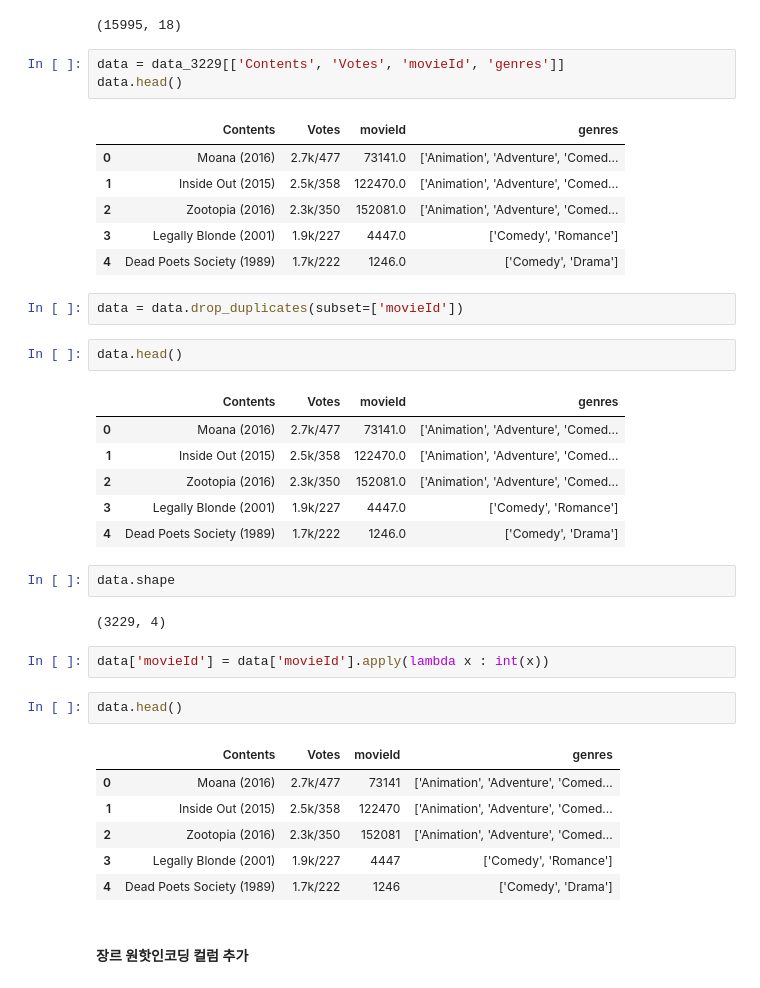
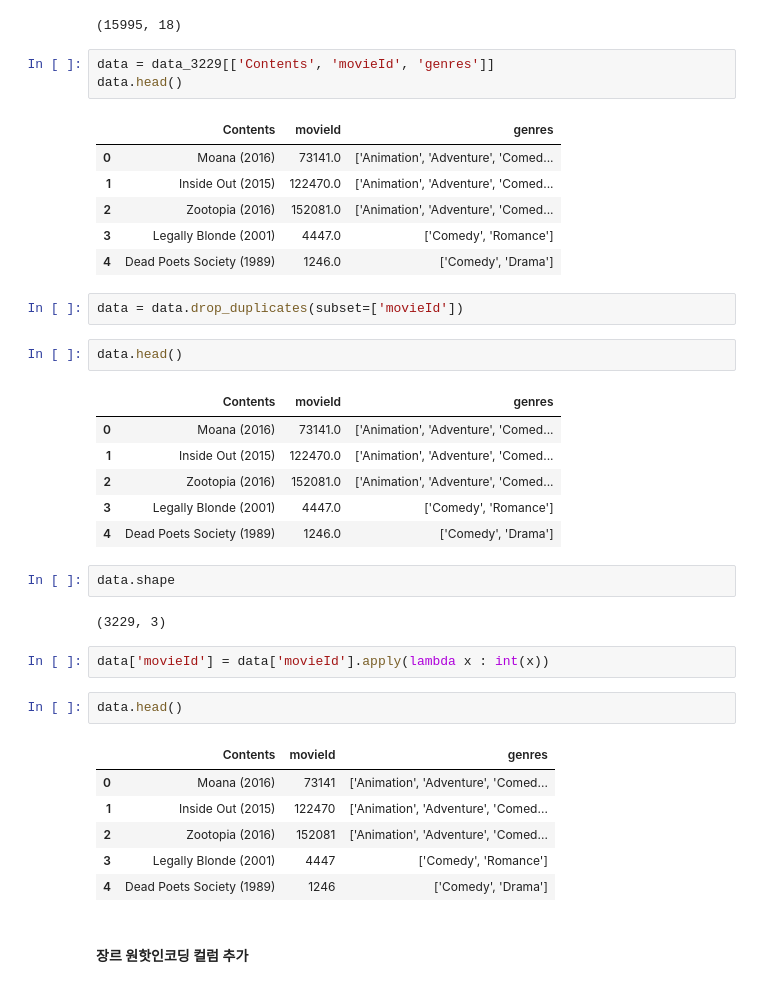
Before and after one commit to boostcampaitech4lv23recsys2/level3_productserving-level3-recsys-08, a Jupyter notebook: Data/DataProcessing/movie_select.ipynb, the cells around one changed output. Drawn from its saved outputs; the diff is of its cells as text.

```diff
--- a/Data/DataProcessing/movie_select.ipynb
+++ b/Data/DataProcessing/movie_select.ipynb
@@ -13,41 +13,41 @@ data_3229.shape
 # %% [output]
 (15995, 18)
 # %%
-data = data_3229[['Contents', 'Votes', 'movieId', 'genres']]
+data = data_3229[['Contents', 'movieId', 'genres']]
 data.head()
 # %% [output]
-|  | Contents | Votes | movieId | genres |
-| 0 | Moana (2016) | 2.7k/477 | 73141.0 | ['Animation', 'Adventure', 'Comed... |
-| 1 | Inside Out (2015) | 2.5k/358 | 122470.0 | ['Animation', 'Adventure', 'Comed... |
-| 2 | Zootopia (2016) | 2.3k/350 | 152081.0 | ['Animation', 'Adventure', 'Comed... |
-| 3 | Legally Blonde (2001) | 1.9k/227 | 4447.0 | ['Comedy', 'Romance'] |
-| 4 | Dead Poets Society (1989) | 1.7k/222 | 1246.0 | ['Comedy', 'Drama'] |
+|  | Contents | movieId | genres |
+| 0 | Moana (2016) | 73141.0 | ['Animation', 'Adventure', 'Comed... |
+| 1 | Inside Out (2015) | 122470.0 | ['Animation', 'Adventure', 'Comed... |
+| 2 | Zootopia (2016) | 152081.0 | ['Animation', 'Adventure', 'Comed... |
+| 3 | Legally Blonde (2001) | 4447.0 | ['Comedy', 'Romance'] |
+| 4 | Dead Poets Society (1989) | 1246.0 | ['Comedy', 'Drama'] |
 # %%
 data = data.drop_duplicates(subset=['movieId'])
 # %%
 data.head()
 # %% [output]
-|  | Contents | Votes | movieId | genres |
-| 0 | Moana (2016) | 2.7k/477 | 73141.0 | ['Animation', 'Adventure', 'Comed... |
-| 1 | Inside Out (2015) | 2.5k/358 | 122470.0 | ['Animation', 'Adventure', 'Comed... |
-| 2 | Zootopia (2016) | 2.3k/350 | 152081.0 | ['Animation', 'Adventure', 'Comed... |
-| 3 | Legally Blonde (2001) | 1.9k/227 | 4447.0 | ['Comedy', 'Romance'] |
-| 4 | Dead Poets Society (1989) | 1.7k/222 | 1246.0 | ['Comedy', 'Drama'] |
+|  | Contents | movieId | genres |
+| 0 | Moana (2016) | 73141.0 | ['Animation', 'Adventure', 'Comed... |
+| 1 | Inside Out (2015) | 122470.0 | ['Animation', 'Adventure', 'Comed... |
+| 2 | Zootopia (2016) | 152081.0 | ['Animation', 'Adventure', 'Comed... |
+| 3 | Legally Blonde (2001) | 4447.0 | ['Comedy', 'Romance'] |
+| 4 | Dead Poets Society (1989) | 1246.0 | ['Comedy', 'Drama'] |
 # %%
 data.shape
 # %% [output]
-(3229, 4)
+(3229, 3)
 # %%
 data['movieId'] = data['movieId'].apply(lambda x : int(x))
 # %%
 data.head()
 # %% [output]
-|  | Contents | Votes | movieId | genres |
-| 0 | Moana (2016) | 2.7k/477 | 73141 | ['Animation', 'Adventure', 'Comed... |
-| 1 | Inside Out (2015) | 2.5k/358 | 122470 | ['Animation', 'Adventure', 'Comed... |
-| 2 | Zootopia (2016) | 2.3k/350 | 152081 | ['Animation', 'Adventure', 'Comed... |
-| 3 | Legally Blonde (2001) | 1.9k/227 | 4447 | ['Comedy', 'Romance'] |
-| 4 | Dead Poets Society (1989) | 1.7k/222 | 1246 | ['Comedy', 'Drama'] |
+|  | Contents | movieId | genres |
+| 0 | Moana (2016) | 73141 | ['Animation', 'Adventure', 'Comed... |
+| 1 | Inside Out (2015) | 122470 | ['Animation', 'Adventure', 'Comed... |
+| 2 | Zootopia (2016) | 152081 | ['Animation', 'Adventure', 'Comed... |
+| 3 | Legally Blonde (2001) | 4447 | ['Comedy', 'Romance'] |
+| 4 | Dead Poets Society (1989) | 1246 | ['Comedy', 'Drama'] |
 # %% [markdown]
 #### 장르 원핫인코딩 컬럼 추가
 # %%
```
Also changed, not shown: parts of 67 cells of this notebook, 1 other file.
